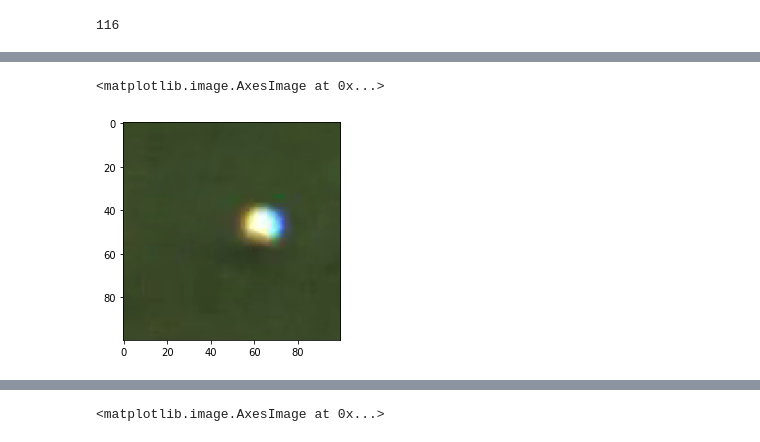
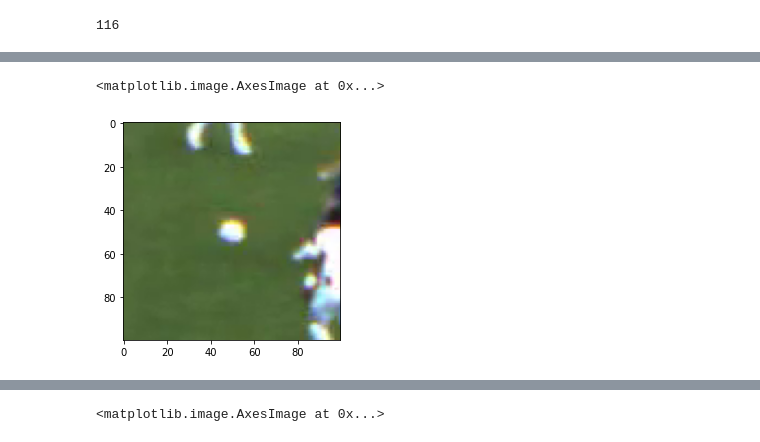
Before and after one commit to sid2610/HPE_Goal, a Jupyter notebook: BallTracking.ipynb, the cells around one changed output, grey strips where cells are left out. Drawn from its saved outputs; the diff is of its cells as text; code cells hidden in the pictures.

```diff
--- a/BallTracking.ipynb
+++ b/BallTracking.ipynb
@@ -180,0 +197,24 @@ def extract_frame(frame, x, y):
+# %%
+n = 5
+m = 12
+for i in range(12000, 17983):
+    if i%100 == 0:
+        print(i, len(tx))
+    if cam.x[i] != -1:
+        vid = imageio.get_reader('./videos/Cam-' + str(n) + '.mp4')
+        frame = vid.get_data(m)
+        tx.append(extract_frame(frame, cam.x[i], cam.y[i]))
+        ty.append(1)
+        rx = random.randrange(0,1920)
+        ry = random.randrange(0,1080)
+        tx.append(extract_frame(frame, rx, ry))
+        ty.append(0)
+    m+=1
+    if cam.f[i]>cam.f[i+1]:
+        n += 1
+        m = 0
+i += 1
+if cam.x[i] != -1:
+    vid = imageio.get_reader('./videos/Cam-' + str(n) + '.mp4')
+    frame = vid.get_data(m)
+print(i)
@@ -180,0 +245,6 @@ def extract_frame(frame, x, y):
+# %%
+with open('./data_1/tx', 'wb') as fp:
+    pickle.dump(tx,fp)
+# %%
+with open('./data_1/ty', 'wb') as fp:
+    pickle.dump(ty,fp)
@@ -181,7 +257,7 @@ def extract_frame(frame, x, y):
 # %%
-with open ('tx', 'rb') as fp:
+with open ('./data/tx', 'rb') as fp:
     tx = pickle.load(fp)
-with open ('ty', 'rb') as fp:
+with open ('./data/ty', 'rb') as fp:
     ty = pickle.load(fp)
 # %%
 len(ty)
@@ -190,5 +266,5 @@ len(ty)
 # %%
-plt.imshow(tx[30])
+plt.imshow(tx[3600])
 # %% [output]
 <matplotlib.image.AxesImage at 0x...>
-[figure, old version]
+[figure, new version]
```
Also changed, not shown: parts of 55 cells of this notebook.
